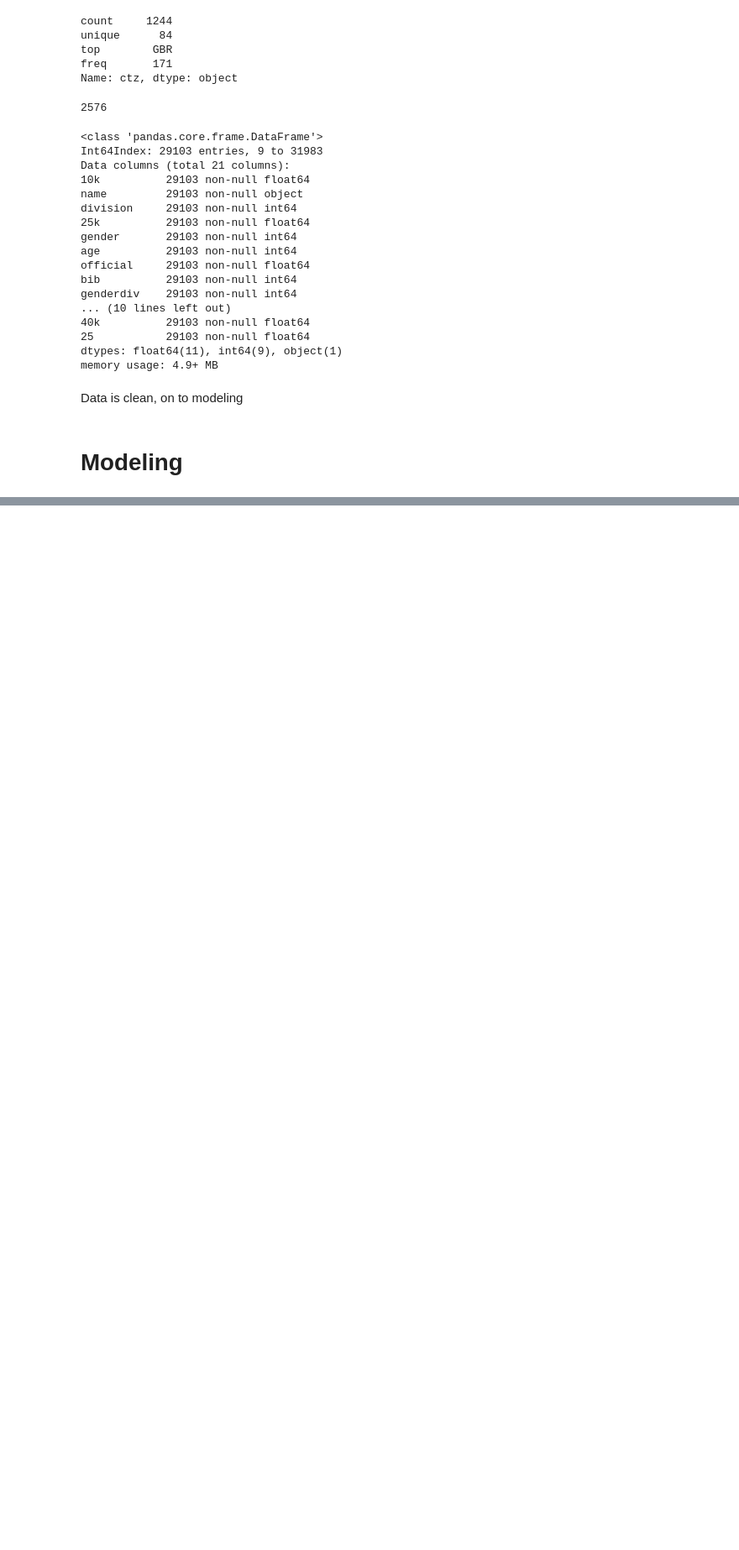
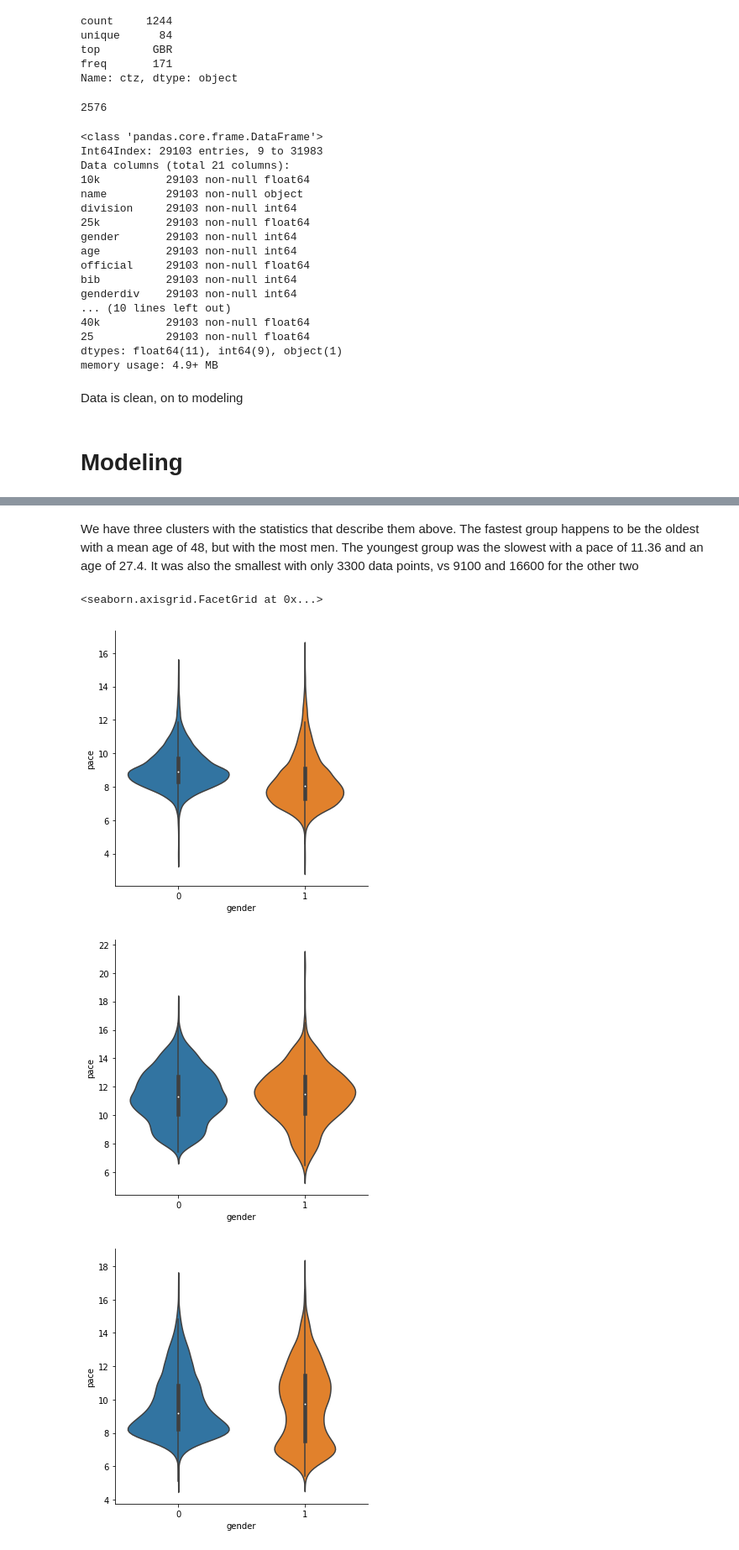
Before and after one commit to legomydiego/Thinkful-Unit-3-Unsupervised-Learning, a Jupyter notebook: Boston Marathon Analysis.ipynb, the cells around one changed output, grey strips where cells are left out. Shown at 84% size. Drawn from its saved outputs; the diff is of its cells as text; code cells hidden in the pictures; blank space fills up the shorter version.

```diff
--- a/Boston Marathon Analysis.ipynb
+++ b/Boston Marathon Analysis.ipynb
@@ -162,0 +165,11 @@ df[df['Labels']==2][['gender','age','overall','pace']].describe()
+# %% [markdown]
+We have three clusters with the statistics that describe them above. The fastest group happens to be the oldest with a mean age of 48, but with the most men. The youngest group was the slowest with a pace of 11.36 and an age of 27.4. It was also the smallest with only 3300 data points, vs 9100 and 16600 for the other two
+# %%
+sns.catplot(data=df[df['Labels']==0], x='gender', y='pace', kind = 'violin')
+sns.catplot(data=df[df['Labels']==1], x='gender', y='pace', kind = 'violin')
+sns.catplot(data=df[df['Labels']==2], x='gender', y='pace', kind = 'violin')
+# %% [output]
+<seaborn.axisgrid.FacetGrid at 0x...>
+[figure, added]
+[figure, added]
+[figure, added]
```
Also changed, not shown: parts of 15 cells of this notebook.
